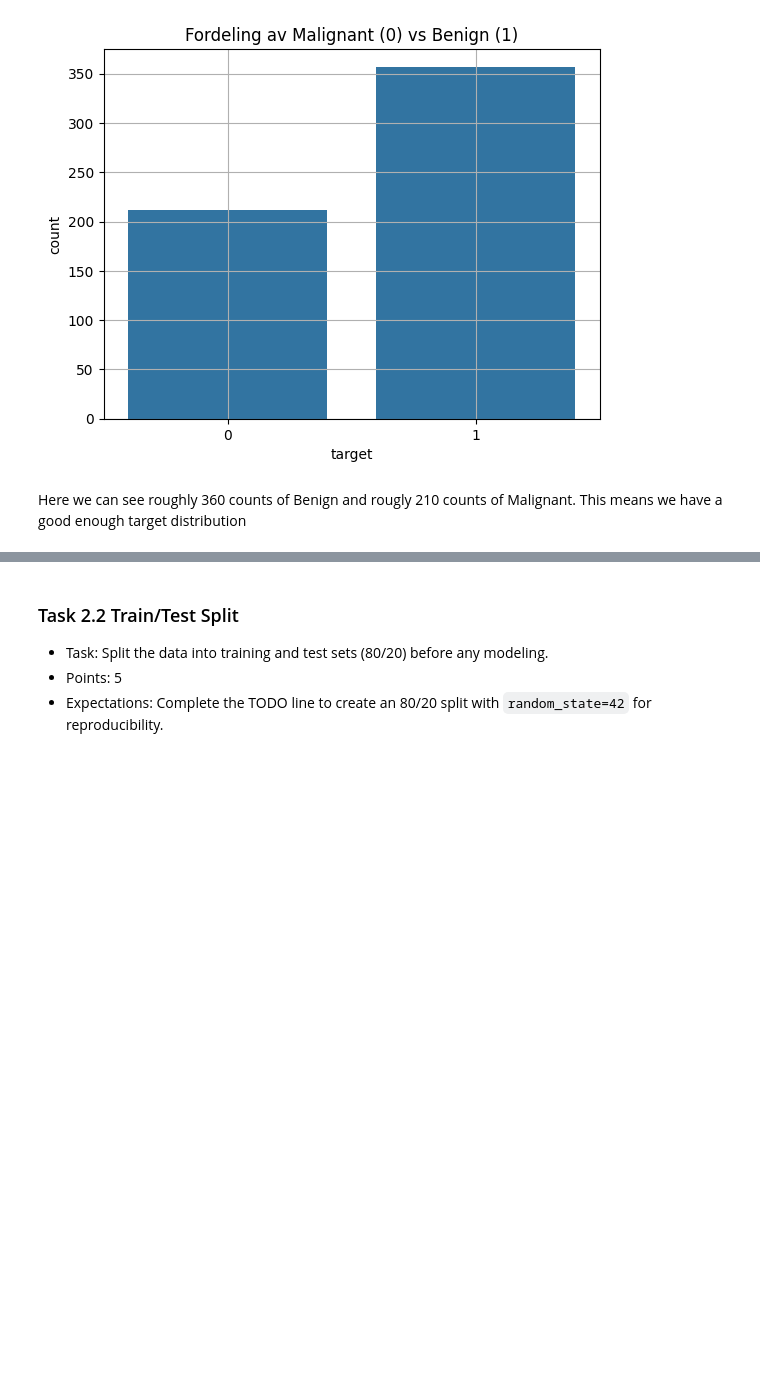
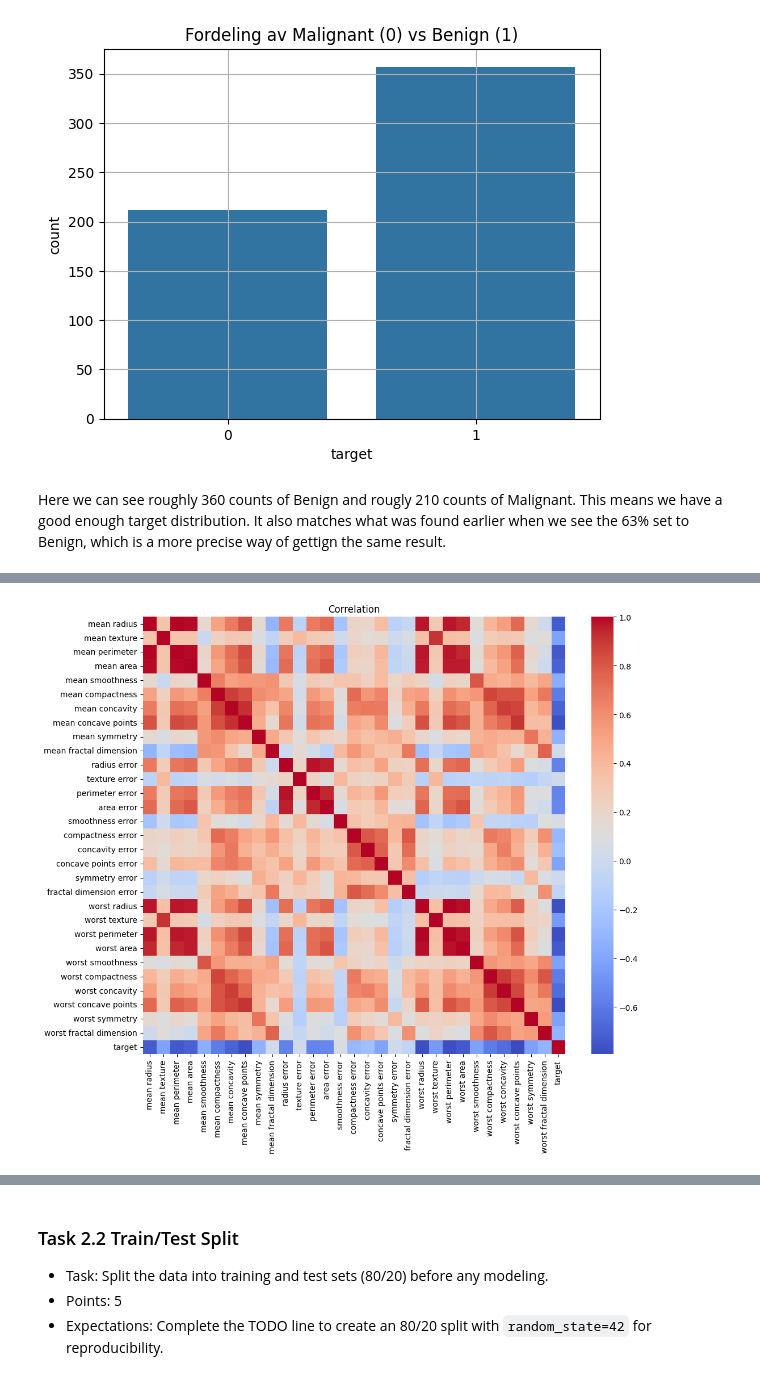
Before and after one commit to Decissions101/Assignment01, a Jupyter notebook: assignments/assignment01/assignment01.ipynb, the cells around one changed output, grey strips where cells are left out. Drawn from its saved outputs; the diff is of its cells as text; code cells hidden in the pictures; blank space fills up the shorter version.

Commit message:
Added heatmap, save for review of proper

```diff
--- a/assignments/assignment01/assignment01.ipynb
+++ b/assignments/assignment01/assignment01.ipynb
@@ -328,7 +328,11 @@ plt.show()
 # %% [output]
 [figure]
 # %% [markdown]
-Here we can see roughly 360 counts of Benign and rougly 210 counts of Malignant. This means we have a good enough target distribution
+Here we can see roughly 360 counts of Benign and rougly 210 counts of Malignant. This means we have a good enough target distribution. It also matches what was found earlier when we see the 63% set to Benign, which is a more precise way of gettign the same result.
 # %%
-# display(df_cancer.describe().T)
+#Make a heatmap to check
+plt.figure(figsize=(12, 10))
+sns.heatmap(df_cancer.corr(), annot=False, cmap='coolwarm')
+plt.title('Correlation')
+plt.show()
 # %% [output]
@@ -351,0 +339 @@ Here we can see roughly 360 counts of Benign and rougly 210 counts of Malignant.
+[figure, added]
```
Also changed, not shown: parts of 2 cells of this notebook.
